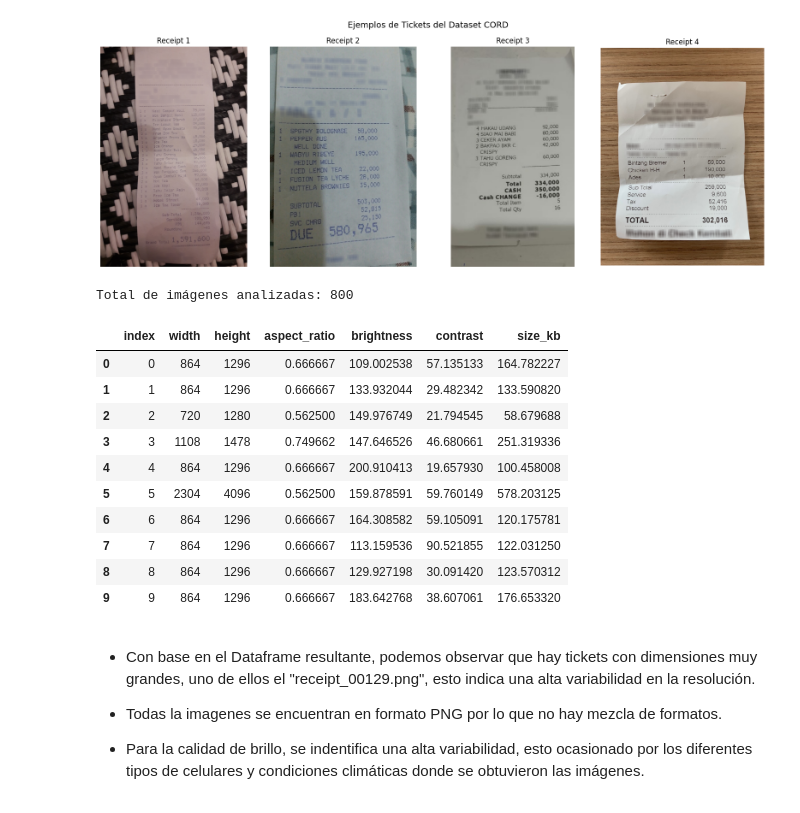
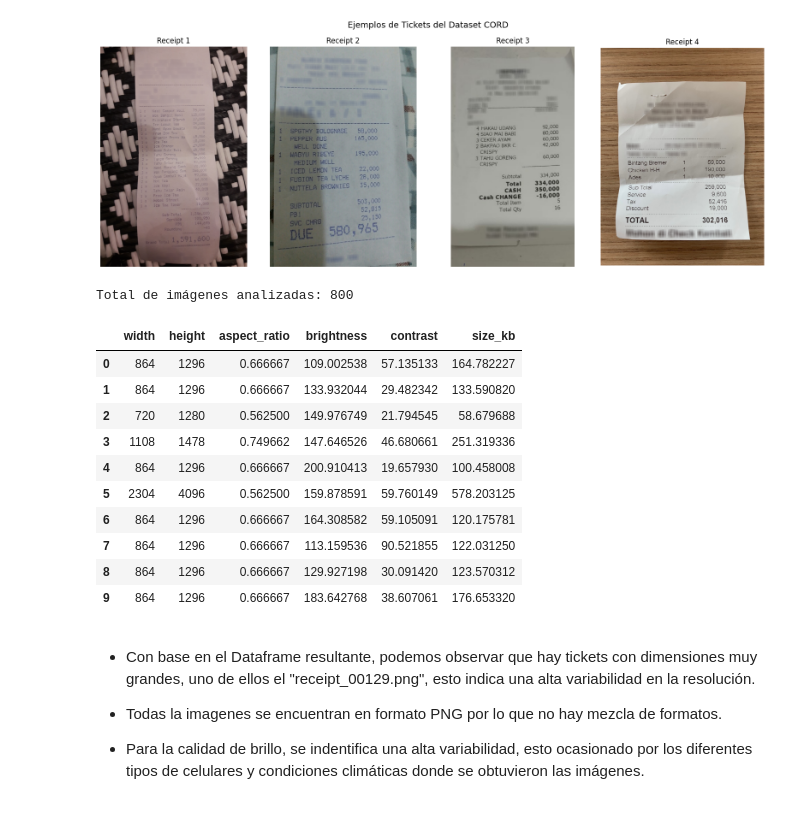
Before and after one commit to FGTZV84/Equipo23-Proyecto_Integrador, a Jupyter notebook: notebooks/01_eda_receipt_images.ipynb, the cells around one changed output. Cells and saved outputs as stored; diff of their text form; code cells hidden in the pictures.

```diff
--- a/notebooks/01_eda_receipt_images.ipynb
+++ b/notebooks/01_eda_receipt_images.ipynb
@@ -119,45 +119,44 @@ for i, sample in enumerate(dataset['train']):
         # Convertir RGB a BGR para OpenCV, luego a gris
         img_bgr = cv2.cvtColor(img_np, cv2.COLOR_RGB2BGR)
         gray = cv2.cvtColor(img_bgr, cv2.COLOR_BGR2GRAY)
     else:  # Grayscale
         height, width = img_np.shape
         gray = img_np
 
     # Calcular brillo promedio y contraste
     brightness = np.mean(gray)
     contrast = gray.std()
 
     # Estimar tamaño en KB (comprimido como JPEG)
     buffer = io.BytesIO()
     img_pil.save(buffer, format='JPEG', quality=85)
     size_kb = len(buffer.getvalue()) / 1024
 
     data_list.append({
-        'index': i,
         'width': width,
         'height': height,
         'aspect_ratio': width / height,
         'brightness': brightness,
         'contrast': contrast,
         'size_kb': size_kb
     })
 
 df = pd.DataFrame(data_list)
 print(f"Total de imágenes analizadas: {len(df)}")
 df.head(10)
 # %% [output]
 Total de imágenes analizadas: 800
-|  | index | width | height | aspect_ratio | brightness | contrast | size_kb |
-| 0 | 0 | 864 | 1296 | 0.666667 | 109.002538 | 57.135133 | 164.782227 |
-| 1 | 1 | 864 | 1296 | 0.666667 | 133.932044 | 29.482342 | 133.590820 |
-| 2 | 2 | 720 | 1280 | 0.562500 | 149.976749 | 21.794545 | 58.679688 |
-| 3 | 3 | 1108 | 1478 | 0.749662 | 147.646526 | 46.680661 | 251.319336 |
-| 4 | 4 | 864 | 1296 | 0.666667 | 200.910413 | 19.657930 | 100.458008 |
-| 5 | 5 | 2304 | 4096 | 0.562500 | 159.878591 | 59.760149 | 578.203125 |
-| 6 | 6 | 864 | 1296 | 0.666667 | 164.308582 | 59.105091 | 120.175781 |
-| 7 | 7 | 864 | 1296 | 0.666667 | 113.159536 | 90.521855 | 122.031250 |
-| 8 | 8 | 864 | 1296 | 0.666667 | 129.927198 | 30.091420 | 123.570312 |
-| 9 | 9 | 864 | 1296 | 0.666667 | 183.642768 | 38.607061 | 176.653320 |
+|  | width | height | aspect_ratio | brightness | contrast | size_kb |
+| 0 | 864 | 1296 | 0.666667 | 109.002538 | 57.135133 | 164.782227 |
+| 1 | 864 | 1296 | 0.666667 | 133.932044 | 29.482342 | 133.590820 |
+| 2 | 720 | 1280 | 0.562500 | 149.976749 | 21.794545 | 58.679688 |
+| 3 | 1108 | 1478 | 0.749662 | 147.646526 | 46.680661 | 251.319336 |
+| 4 | 864 | 1296 | 0.666667 | 200.910413 | 19.657930 | 100.458008 |
+| 5 | 2304 | 4096 | 0.562500 | 159.878591 | 59.760149 | 578.203125 |
+| 6 | 864 | 1296 | 0.666667 | 164.308582 | 59.105091 | 120.175781 |
+| 7 | 864 | 1296 | 0.666667 | 113.159536 | 90.521855 | 122.031250 |
+| 8 | 864 | 1296 | 0.666667 | 129.927198 | 30.091420 | 123.570312 |
+| 9 | 864 | 1296 | 0.666667 | 183.642768 | 38.607061 | 176.653320 |
 # %% [markdown]
 * Con base en el Dataframe resultante, podemos observar que hay tickets con dimensiones muy grandes, uno de ellos el "receipt_00129.png", esto indica una alta variabilidad en la resolución.
 
```
Also changed, not shown: parts of 21 cells of this notebook.
